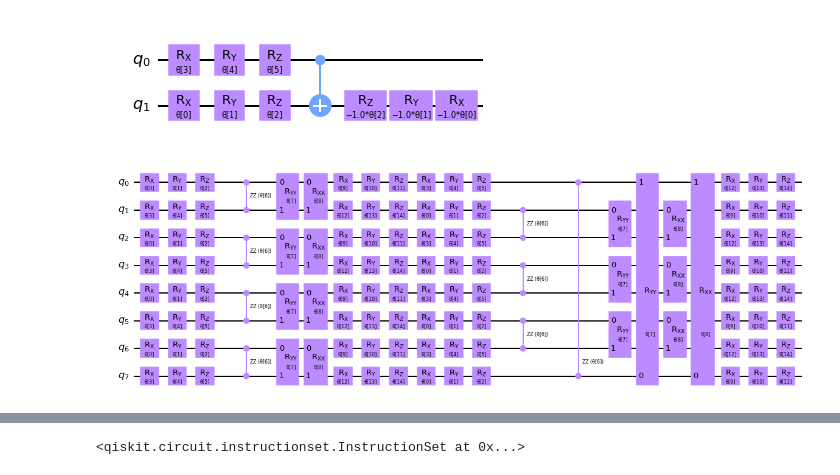
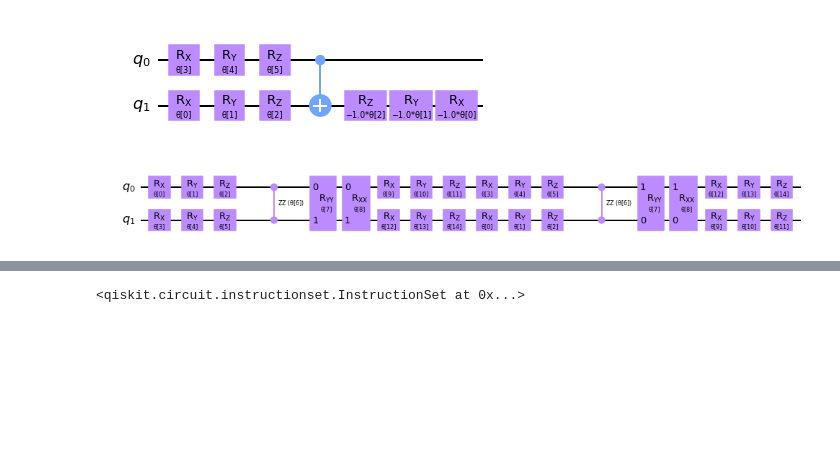
Before and after one commit to Gopal-Dahale/QML-Qiskit, a Jupyter notebook: QCNN.ipynb, the cells around one changed output, grey strips where cells are left out. Drawn from its saved outputs; the diff is of its cells as text; code cells hidden in the pictures; blank space fills up the shorter version.

```diff
--- a/QCNN.ipynb
+++ b/QCNN.ipynb
@@ -186,9 +204,9 @@ def quantum_conv_circuit(bits, thetas):
         qc = qc.compose(two_qubit_unitary(thetas), [first, second])
     return qc
 # %%
-quantum_conv_circuit(8, ParameterVector('θ', length=15)).draw('mpl')
+quantum_conv_circuit(2, ParameterVector('θ', length=15)).draw('mpl')
 # %% [output]
-[figure, old version]
+[figure, new version]
 # %%
 def quantum_pool_circuit(sources, sinks, thetas):
     qc = QuantumCircuit(len(sources) + len(sinks))
```
Also changed, not shown: parts of 19 cells of this notebook, 1 other file.
